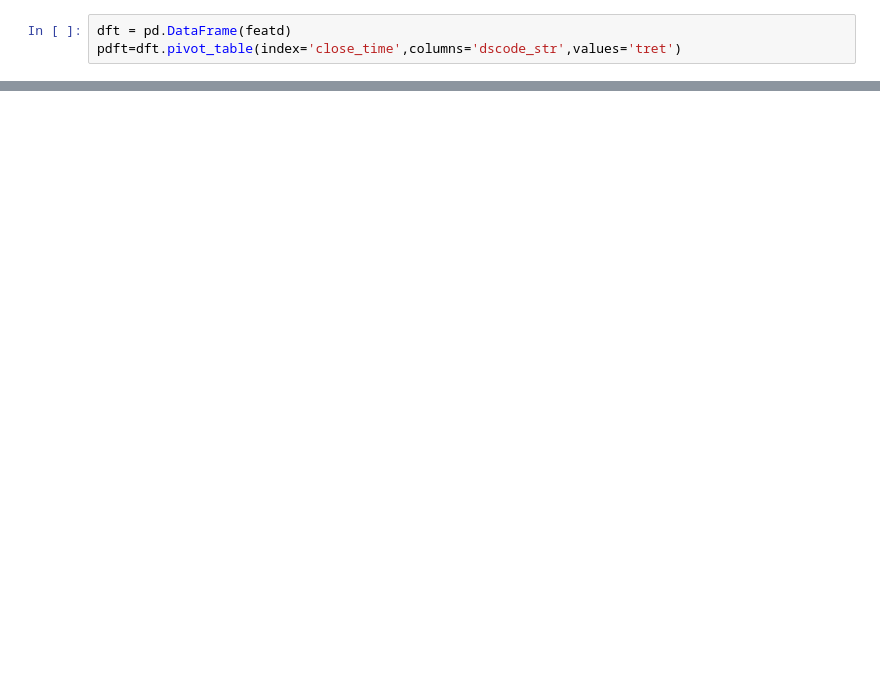
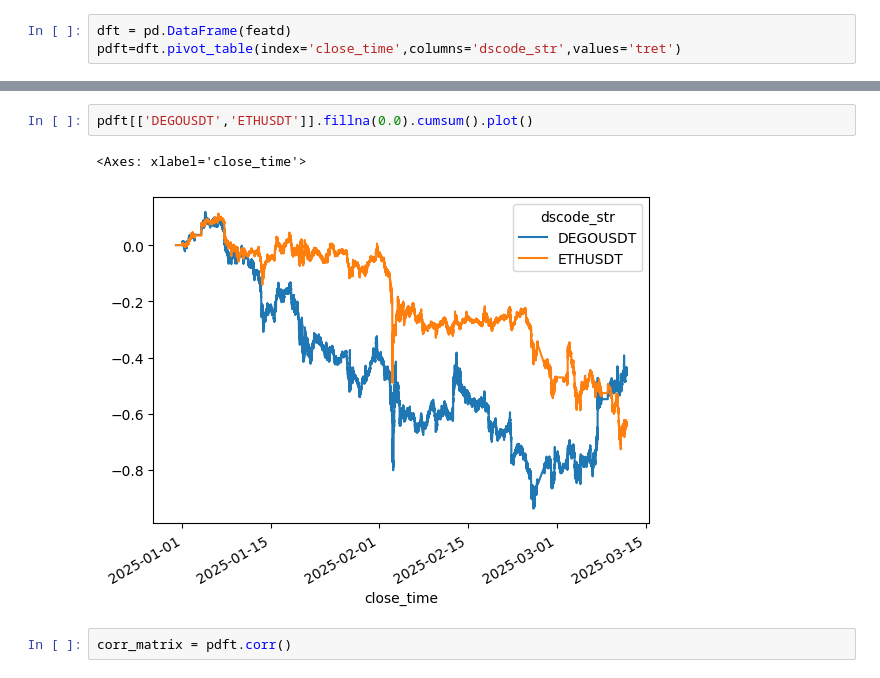
Before and after one commit to robingauthier/crptmidfreq, a Jupyter notebook: res/exploration_v1.ipynb, the cells around one changed output, grey strips where cells are left out. Cells and saved outputs as stored; diff of their text form; blank space fills up the shorter version.

```diff
--- a/res/exploration_v1.ipynb
+++ b/res/exploration_v1.ipynb
@@ -60,0 +63,7 @@ pdft[['BTCUSDT','ETHUSDT']].fillna(0.0).cumsum().plot()
+# %%
+pdft[['DEGOUSDT','ETHUSDT']].fillna(0.0).cumsum().plot()
+# %% [output]
+<Axes: xlabel='close_time'>
+[figure, added]
+# %%
+corr_matrix = pdft.corr()
```
Also changed, not shown: parts of 10 cells of this notebook, 51 other files.
